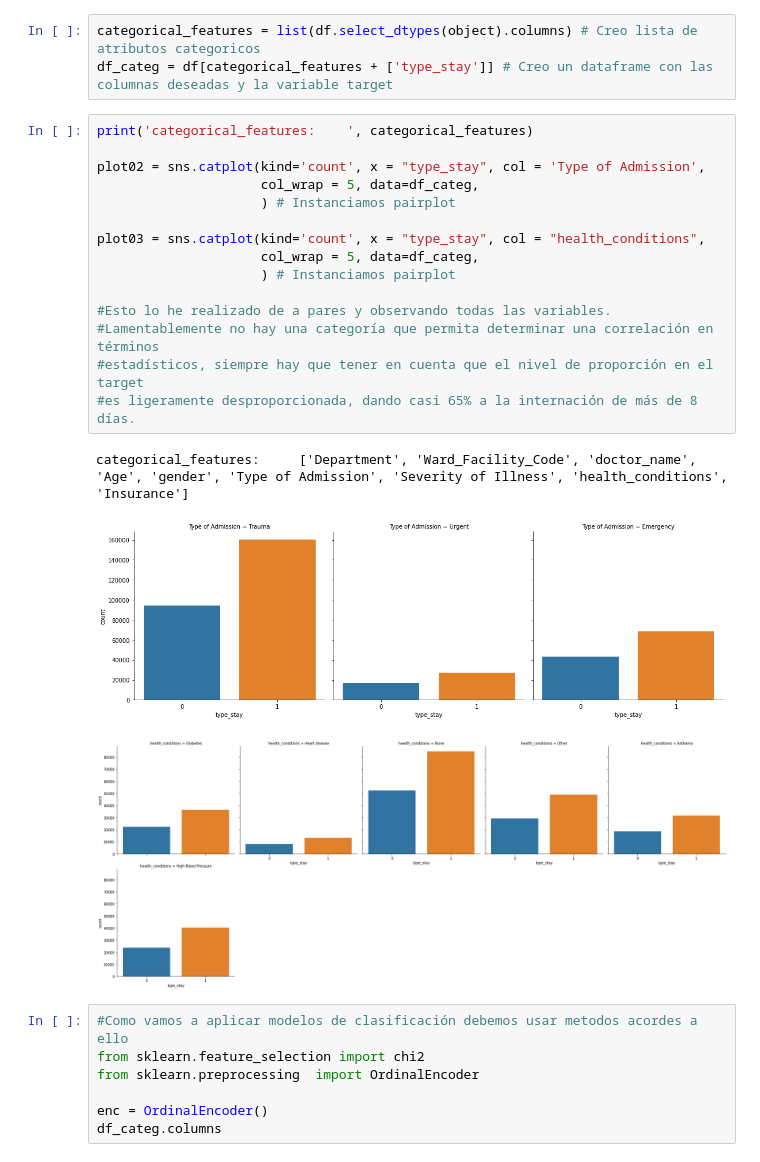
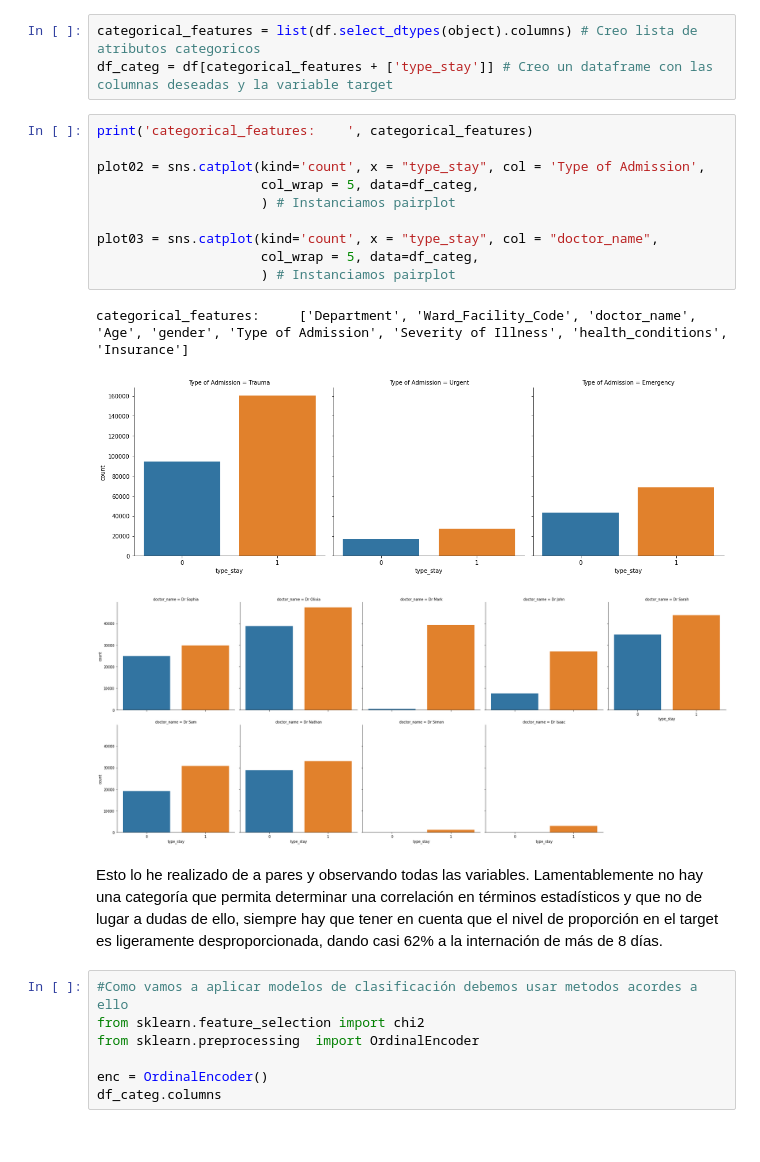
Before and after one commit to Leito2022/ProyectoHenryML, a Jupyter notebook: proyectoHenry2.ipynb, the cells around one changed output. Cells and saved outputs as stored; diff of their text form.

```diff
--- a/proyectoHenry2.ipynb
+++ b/proyectoHenry2.ipynb
@@ -111,22 +201,21 @@ df_categ = df[categorical_features + ['type_stay']] # Creo un dataframe con las
 # %%
 print('categorical_features:    ', categorical_features)
 
 plot02 = sns.catplot(kind='count', x = "type_stay", col = 'Type of Admission',
                      col_wrap = 5, data=df_categ,
                      ) # Instanciamos pairplot
 
-plot03 = sns.catplot(kind='count', x = "type_stay", col = "health_conditions",
+plot03 = sns.catplot(kind='count', x = "type_stay", col = "doctor_name",
                      col_wrap = 5, data=df_categ,
                      ) # Instanciamos pairplot
-
-#Esto lo he realizado de a pares y observando todas las variables.
-#Lamentablemente no hay una categoría que permita determinar una correlación en términos
-#estadísticos, siempre hay que tener en cuenta que el nivel de proporción en el target
-#es ligeramente desproporcionada, dando casi 65% a la internación de más de 8 días.
 # %% [output]
 categorical_features:     ['Department', 'Ward_Facility_Code', 'doctor_name', 'Age', 'gender', 'Type of Admission', 'Severity of Illness', 'health_conditions', 'Insurance']
 [figure]
-[figure, old version]
+[figure, new version]
+# %% [markdown]
+Esto lo he realizado de a pares y observando todas las variables. Lamentablemente no hay una categoría que permita determinar una correlación en términos
+estadísticos y que no de lugar a dudas de ello, siempre hay que tener en cuenta que el nivel de proporción en el target
+es ligeramente desproporcionada, dando casi 62% a la internación de más de 8 días.
 # %%
 #Como vamos a aplicar modelos de clasificación debemos usar metodos acordes a ello
 from sklearn.feature_selection import chi2
```
Also changed, not shown: parts of 81 cells of this notebook.
